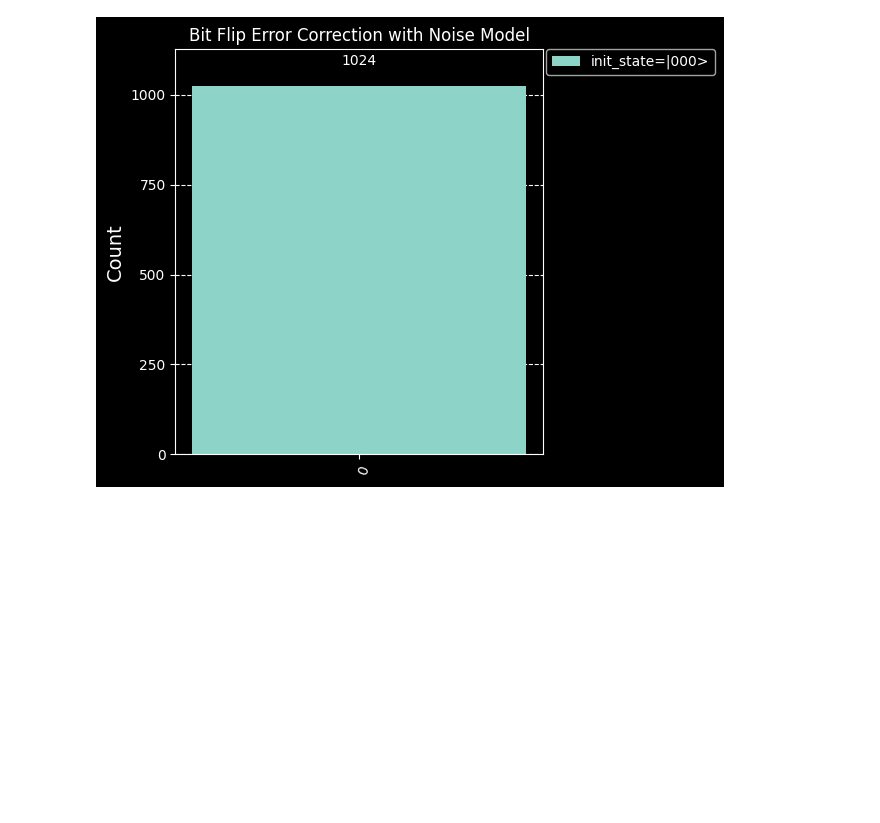
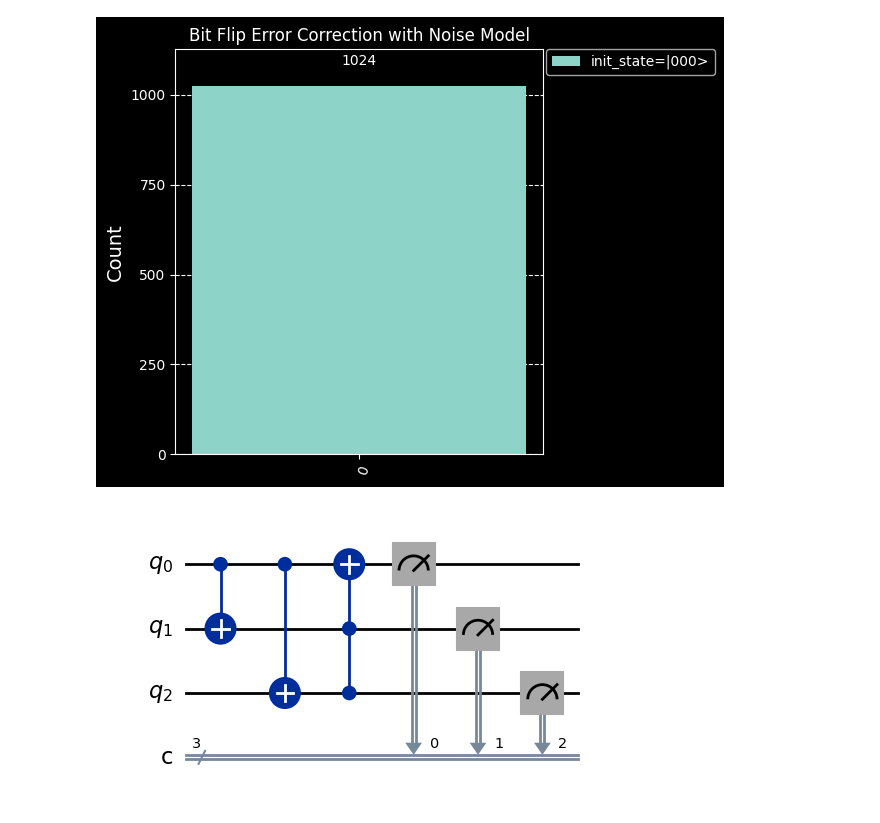
Before and after one commit to Yedi278/Quantum-Simulations, a Jupyter notebook: error_correction/bit_flip_code.ipynb, the cells around one changed output. Drawn from its saved outputs; the diff is of its cells as text; code cells hidden in the pictures; blank space fills up the shorter version.

```diff
--- a/error_correction/bit_flip_code.ipynb
+++ b/error_correction/bit_flip_code.ipynb
@@ -139,3 +139,12 @@ counts = result.get_counts()
 plot_histogram(counts, legend=['init_state=|000>'], title='Bit Flip Error Correction with Noise Model')
 # %% [output]
 [figure]
+# %%
+qc = QuantumCircuit(3,3)
+qc.cx(0, 1)
+qc.cx(0, 2)
+qc.ccx(1, 2, 0)
+qc.measure([0, 1, 2], [0, 1, 2])
+qc.draw(output='mpl')
+# %% [output]
+[figure, added]
```
Also changed, not shown: 4 other files.
